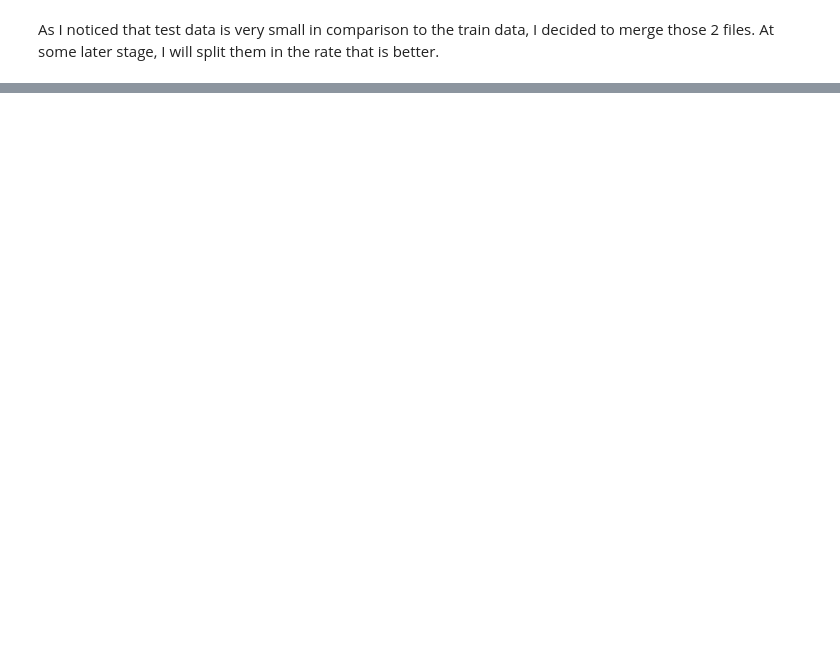
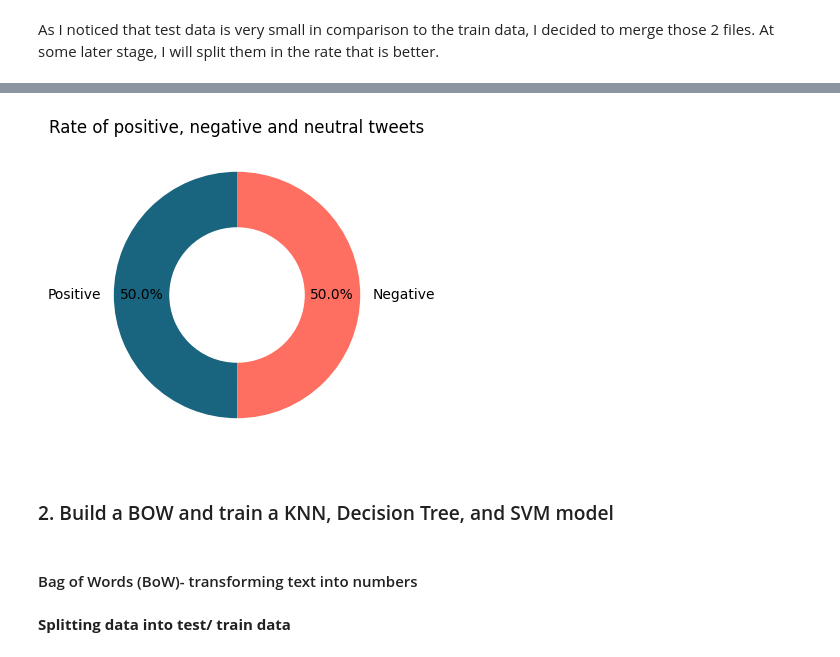
Before and after one commit to dalimvc/Text-Mining---NLP, a Jupyter notebook: DM24-Lab2-B21DALMI.ipynb, the cells around one changed output, grey strips where cells are left out. Drawn from its saved outputs; the diff is of its cells as text; code cells hidden in the pictures; blank space fills up the shorter version.

Commit message:
adding models

```diff
--- a/DM24-Lab2-B21DALMI.ipynb
+++ b/DM24-Lab2-B21DALMI.ipynb
@@ -85,0 +184,24 @@ print(df.shape)
+# %%
+dict_targetValues={0:'Negative', 4:'Positive', 2:'Neutral'}
+labels = [dict_targetValues[key] for key in df['Target'].value_counts().index]
+
+plt.figure(figsize=(7, 4))
+plt.pie(df['Target'].value_counts(), labels=labels, autopct='%1.1f%%', colors=colors, startangle=90,  wedgeprops=dict(width=0.45), pctdistance=0.77)
+plt.title('Rate of positive, negative and neutral tweets')
+plt.show()
+# %% [output]
+[figure, added]
+# %% [markdown]
+<style>
+    h3 {
+        color: #0078d4
+    }
+</style>
+<h3>2. Build a BOW and train a KNN, Decision Tree, and SVM model</h3>
+# %% [markdown]
+<style>
+    h4 {
+        color: #d4007c
+    }
+</style>
+<h4>Bag of Words (BoW)- transforming text into numbers</h4>
@@ -85,0 +217,2 @@ print(df.shape)
+# %% [markdown]
+<b>Splitting data into test/ train data</b>
```
Also changed, not shown: parts of 53 cells of this notebook, 2 other files.
